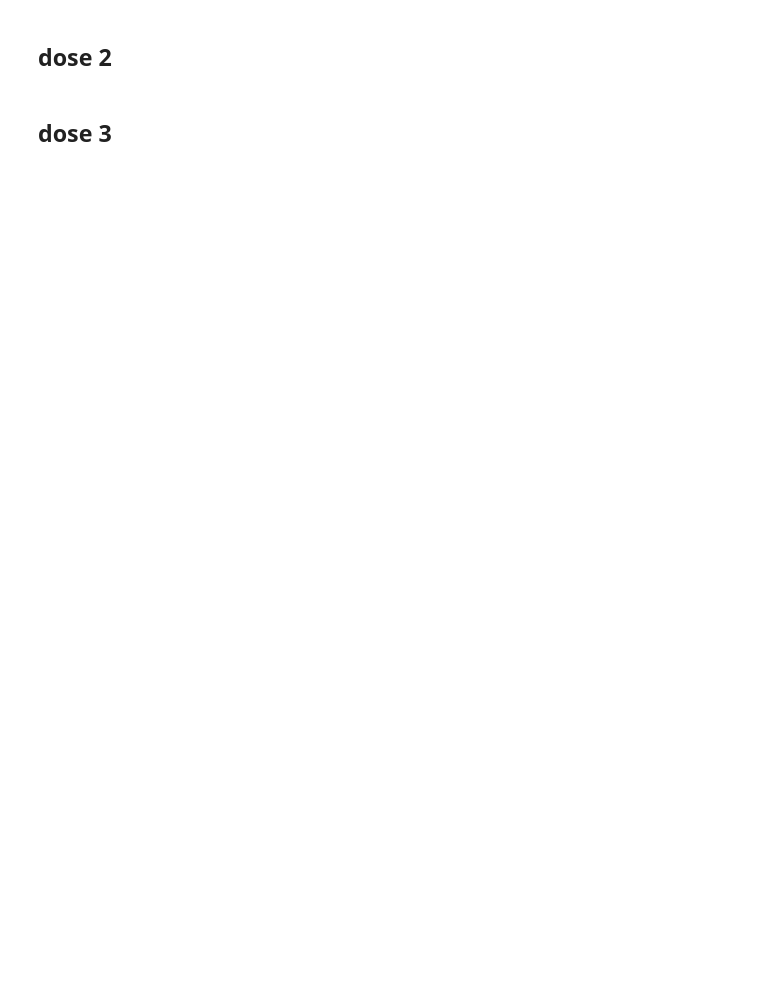
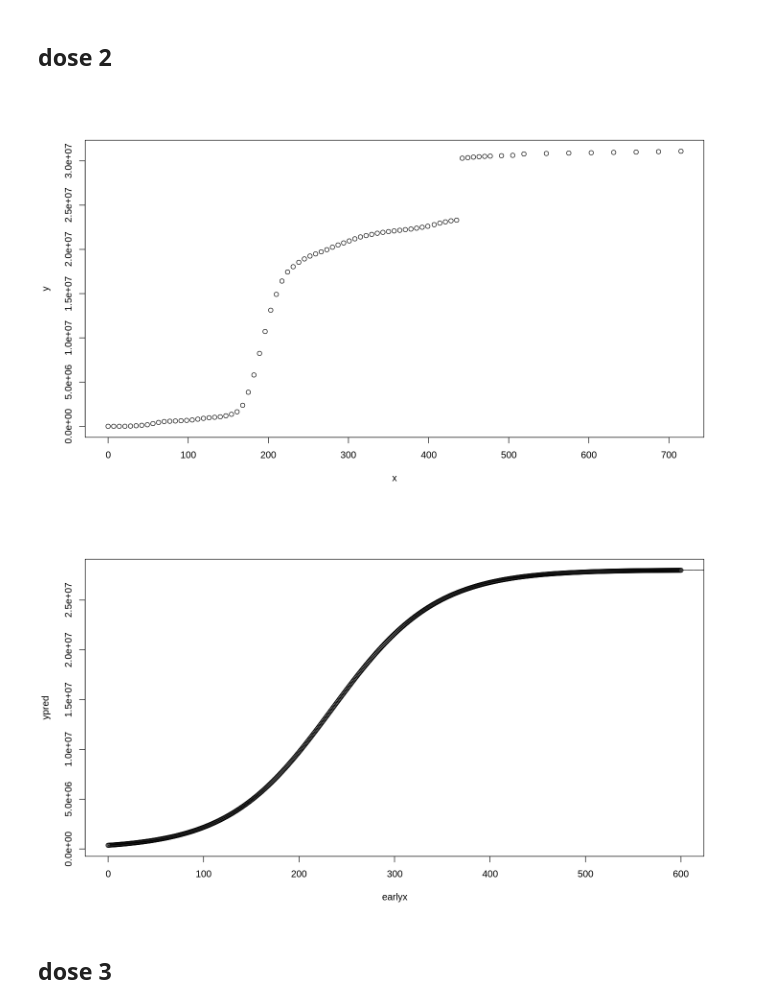
Before and after one commit to kiarashbahari/heart, a Jupyter notebook: vaccineeeee/visual-Copy1.ipynb, the cells around one changed output. Cells and saved outputs as stored; diff of their text form; code cells hidden in the pictures; blank space fills up the shorter version.

```diff
--- a/vaccineeeee/visual-Copy1.ipynb
+++ b/vaccineeeee/visual-Copy1.ipynb
@@ -104,18 +196,22 @@ plot
 # %%
 x<-newnewdata$days
 y<-newnewdata$dose2
+plot(y~x)
 
 options(repr.plot.width = 12, repr.plot.height = 7)
 bbb<-nls(y ~ height/(1 + exp((xmid - x)/scal)),
                            start = list(xmid = 100, scal = 10, height = 5000000))
 #bbb
 aaa<- coef(bbb)
-earlyx<-c(0:350)
+earlyx<-c(0:600)
 ypred<-aaa[3]/(1 + exp((coef(bbb)[1] - earlyx)/coef(bbb)[2]))
 #ypred
 plot(ypred~earlyx)
 lines(x,predict(bbb))
 #predict(bbb)
+# %% [output]
+[figure, added]
+[figure, added]
 # %% [markdown]
 ## dose 3
 # %%
```
Also changed, not shown: parts of 30 cells of this notebook.
